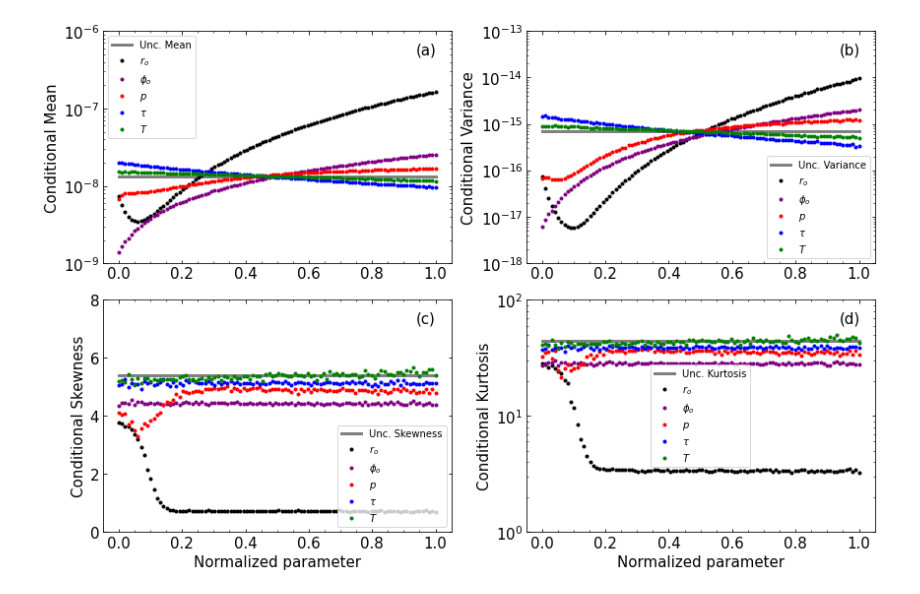
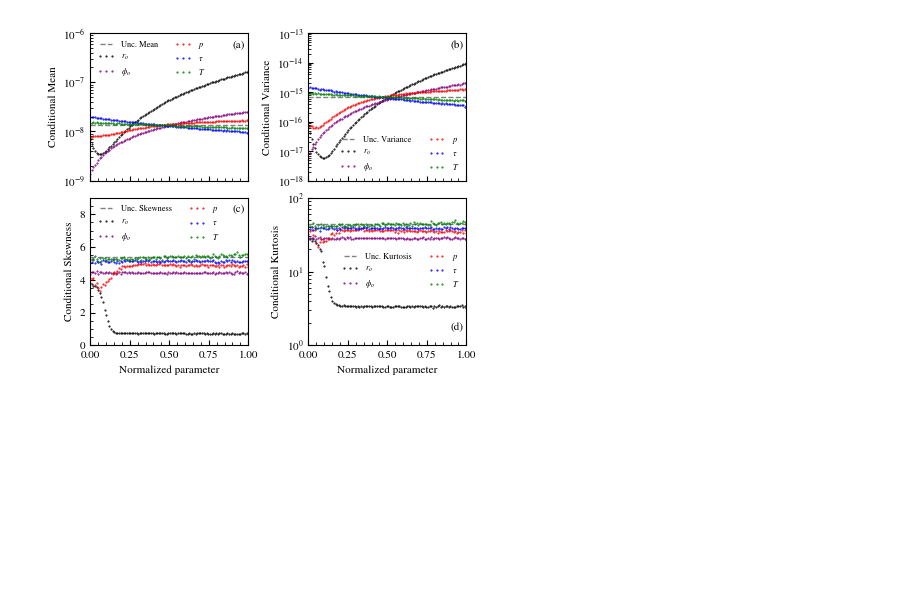
Before and after one commit to rlsandovalp/Sensitivity_Analysis, a Jupyter notebook: Notebooks/conditional_moments.ipynb, the cells around one changed output. Saved outputs shown, nothing was run; the diff lists cells and outputs as text; code cells hidden in the pictures; blank space fills up the shorter version.

Commit message:
update conditional moments notebook

```diff
--- a/Notebooks/conditional_moments.ipynb
+++ b/Notebooks/conditional_moments.ipynb
@@ -4,79 +5,84 @@ import matplotlib.pyplot as plt
 from matplotlib.ticker import AutoMinorLocator
 # %%
 distribution = 'lognormal'
-fig, ax = plt.subplots(2,2, figsize=(12,8))
-size_label = 15
+
+plt.style.use('stylesheet.mpltstyle_cond_plots')
+fig, ax = plt.subplots(2,2, figsize=(4.3,3.5), sharex = True)
+
 CMoment = np.loadtxt('../Results/'+distribution+'_CM.txt')
 unc = np.loadtxt('../Results/'+distribution+'_SM.txt')[0]*np.ones(100)
-ax[0,0].plot(np.linspace(0,1,100), unc, linewidth = 3, c = 'gray', label = 'Unc. Mean')
-ax[0,0].text(0.9, 0.9, '(a)', transform = ax[0,0].transAxes, fontsize = size_label)
+
+ax[0,0].set_ylabel('Conditional Mean')
+ax[0,0].annotate("(a)", xy=(0.9, 0.9), xycoords="axes fraction")
+ax[0,0].set_xlim(0,1)
+ax[0,0].set_ylim(1E-9,1E-6)
+
+ax[0,0].plot(np.linspace(0,1,100), unc, '--', linewidth = 1, c = 'gray', label = 'Unc. Mean')
 ax[0,0].plot(np.linspace(0,1,100), CMoment[0,:], '.', c = 'black', label = r'$r_o$')
 ax[0,0].plot(np.linspace(0,1,100), CMoment[1,:], '.', c = 'purple', label = r'$\phi_o$')
 ax[0,0].plot(np.linspace(0,1,100), CMoment[2,:], '.', c = 'red', label = r'$p$')
 ax[0,0].plot(np.linspace(0,1,100), CMoment[3,:], '.', c = 'blue', label = r'$\tau$')
 ax[0,0].plot(np.linspace(0,1,100), CMoment[4,:], '.', c = 'green', label = r'$T$')
-ax[0,0].set_ylim(1E-9,1E-6)
 ax[0,0].set_yscale('log')
-ax[0,0].set_ylabel('Conditional Mean', fontsize = size_label)
-ax[0,0].tick_params(axis = "y", which = 'both', right = True, direction = "in", labelsize = size_label)
-ax[0,0].xaxis.set_minor_locator(AutoMinorLocator())
-ax[0,0].tick_params(axis = "x", which = 'both', top = True, direction = "in", labelsize = size_label)
-ax[0,0].legend()
+ax[0,0].legend(ncol = 2, loc = 2)
+
 
 CMoment = np.loadtxt('../Results/'+distribution+'_CV.txt')
 unc = np.loadtxt('../Results/'+distribution+'_SM.txt')[1]*np.ones(100)
-ax[0,1].text(0.9, 0.9, '(b)', transform = ax[0,1].transAxes, fontsize = size_label)
-ax[0,1].plot(np.linspace(0,1,100), unc, linewidth = 3, c = 'gray', label = 'Unc. Variance')
+
+ax[0,1].set_ylabel('Conditional Variance')
+ax[0,1].annotate("(b)", xy=(0.9, 0.9), xycoords="axes fraction")
+ax[0,1].set_xlim(0,1)
+ax[0,1].set_ylim(1E-18,1E-13)
+
+
+ax[0,1].plot(np.linspace(0,1,100), unc, '--', linewidth = 1, c = 'gray', label = 'Unc. Variance')
 ax[0,1].plot(np.linspace(0,1,100), CMoment[0,:], '.', c = 'black', label = r'$r_o$')
 ax[0,1].plot(np.linspace(0,1,100), CMoment[1,:], '.', c = 'purple', label = r'$\phi_o$')
 ax[0,1].plot(np.linspace(0,1,100), CMoment[2,:], '.', c = 'red', label = r'$p$')
 ax[0,1].plot(np.linspace(0,1,100), CMoment[3,:], '.', c = 'blue', label = r'$\tau$')
 ax[0,1].plot(np.linspace(0,1,100), CMoment[4,:], '.', c = 'green', label = r'$T$')
-ax[0,1].set_ylim(1E-18,1E-13)
 ax[0,1].set_yscale('log')
-ax[0,1].set_ylabel('Conditional Variance', fontsize = size_label)
-ax[0,1].tick_params(axis = "y", which = 'both', right = True, direction = "in", labelsize = size_label)
-ax[0,1].xaxis.set_minor_locator(AutoMinorLocator())
-ax[0,1].tick_params(axis = "x", which = 'both', top = True, direction = "in", labelsize = size_label)
-ax[0,1].legend()
+ax[0,1].legend(ncol = 2)
+
 
 CMoment = np.loadtxt('../Results/'+distribution+'_CS.txt')
 unc = np.loadtxt('../Results/'+distribution+'_SM.txt')[2]*np.ones(100)
-ax[1,0].text(0.9, 0.9, '(c)', transform = ax[1,0].transAxes, fontsize = size_label)
-ax[1,0].plot(np.linspace(0,1,100), unc, linewidth = 3, c = 'gray', label = 'Unc. Skewness')
+
+ax[1,0].set_xlabel('Normalized parameter')
+ax[1,0].set_ylabel('Conditional Skewness')
+ax[1,0].annotate("(c)", xy=(0.9, 0.9), xycoords="axes fraction")
+ax[1,0].set_xlim(0,1)
+ax[1,0].set_ylim(0,9)
+
+ax[1,0].plot(np.linspace(0,1,100), unc, '--', linewidth = 1, c = 'gray', label = 'Unc. Skewness')
 ax[1,0].plot(np.linspace(0,1,100), CMoment[0,:], '.', c = 'black', label = r'$r_o$')
 ax[1,0].plot(np.linspace(0,1,100), CMoment[1,:], '.', c = 'purple', label = r'$\phi_o$')
 ax[1,0].plot(np.linspace(0,1,100), CMoment[2,:], '.', c = 'red', label = r'$p$')
 ax[1,0].plot(np.linspace(0,1,100), CMoment[3,:], '.', c = 'blue', label = r'$\tau$')
 ax[1,0].plot(np.linspace(0,1,100), CMoment[4,:], '.', c = 'green', label = r'$T$')
-ax[1,0].set_ylim(0,8)
-ax[1,0].set_xlabel('Normalized parameter', fontsize = size_label)
-ax[1,0].set_ylabel('Conditional Skewness', fontsize = size_label)
-ax[1,0].tick_params(axis = "y", which = 'both', right = True, direction = "in", labelsize = size_label)
-ax[1,0].xaxis.set_minor_locator(AutoMinorLocator())
-ax[1,0].tick_params(axis = "x", which = 'both', top = True, direction = "in", labelsize = size_label)
-ax[1,0].legend()
+ax[1,0].legend(ncol = 2, loc = 2)
+
 
 CMoment = np.loadtxt('../Results/'+distribution+'_CK.txt')
 unc = np.loadtxt('../Results/'+distribution+'_SM.txt')[3]*np.ones(100)
-ax[1,1].text(0.9, 0.9, '(d)', transform = ax[1,1].transAxes, fontsize = size_label)
-ax[1,1].plot(np.linspace(0,1,100), unc, linewidth = 3, c = 'gray', label = 'Unc. Kurtosis')
+
+ax[1,1].set_xlabel('Normalized parameter')
+ax[1,1].set_ylabel('Conditional Kurtosis')
+ax[1,1].annotate("(d)", xy=(0.9, 0.1), xycoords="axes fraction")
+ax[1,1].set_xlim(0,1)
+ax[1,1].set_ylim(1,1E2)
+
+ax[1,1].plot(np.linspace(0,1,100), unc, '--', linewidth = 1, c = 'gray', label = 'Unc. Kurtosis')
 ax[1,1].plot(np.linspace(0,1,100), CMoment[0,:], '.', c = 'black', label = r'$r_o$')
 ax[1,1].plot(np.linspace(0,1,100), CMoment[1,:], '.', c = 'purple', label = r'$\phi_o$')
 ax[1,1].plot(np.linspace(0,1,100), CMoment[2,:], '.', c = 'red', label = r'$p$')
 ax[1,1].plot(np.linspace(0,1,100), CMoment[3,:], '.', c = 'blue', label = r'$\tau$')
 ax[1,1].plot(np.linspace(0,1,100), CMoment[4,:], '.', c = 'green', label = r'$T$')
-ax[1,1].set_ylim(1,1E2)
 ax[1,1].set_yscale('log')
-ax[1,1].set_xlabel('Normalized parameter', fontsize = size_label)
-ax[1,1].set_ylabel('Conditional Kurtosis', fontsize = size_label)
-ax[1,1].tick_params(axis = "y", which = 'both', right = True, direction = "in", labelsize = size_label)
-ax[1,1].xaxis.set_minor_locator(AutoMinorLocator())
-ax[1,1].tick_params(axis = "x", which = 'both', top = True, direction = "in", labelsize = size_label)
-ax[1,1].legend()
+ax[1,1].legend(ncol = 2)
 
-plt.tight_layout()
 plt.savefig('../Figures/cond_moments_'+distribution+'.pdf')
 plt.show()
 # %% [output]
-[figure, old version]
+[figure, new version]
```
Also changed, not shown: parts of 1 cell of this notebook, 4 other files.
